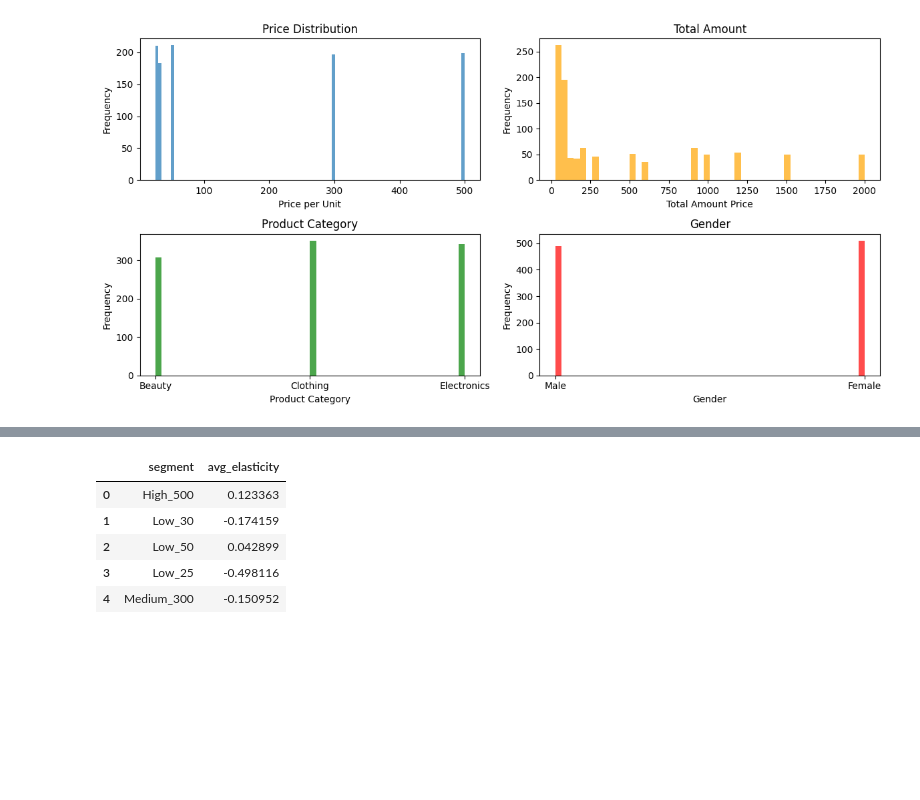
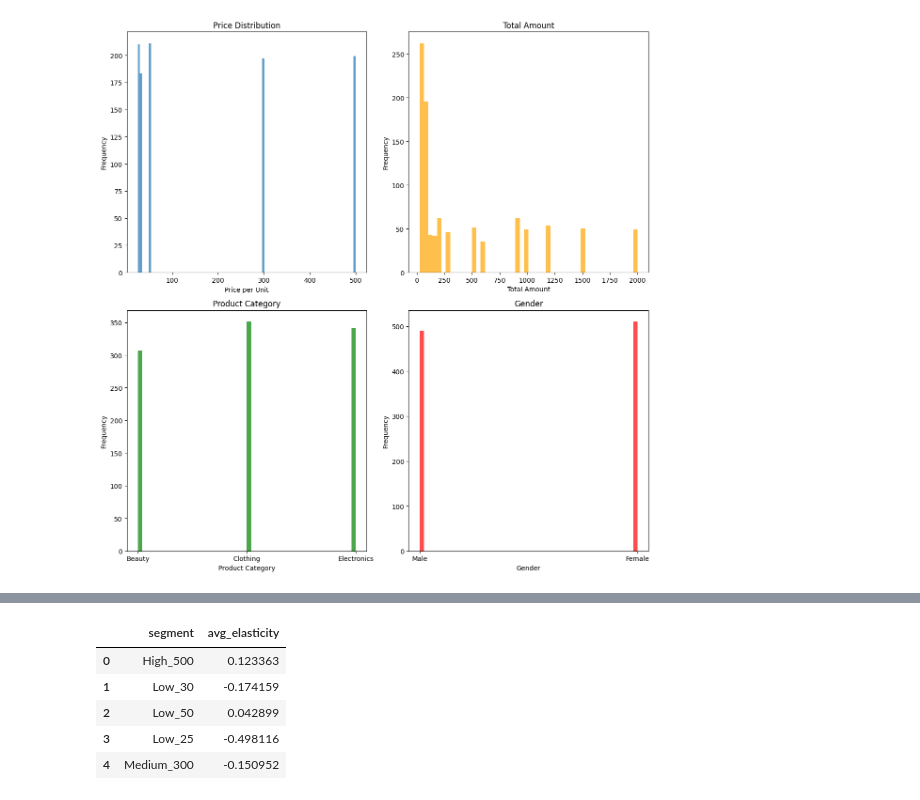
Before and after one commit to SaMoAAlamdari/Price-Optimizing, a Jupyter notebook: Price_Optimizing_Retail_Sales.ipynb, the cells around one changed output, grey strips where cells are left out. Saved outputs shown, nothing was run; the diff lists cells and outputs as text; code cells hidden in the pictures; blank space fills up the shorter version.

```diff
--- a/Price_Optimizing_Retail_Sales.ipynb
+++ b/Price_Optimizing_Retail_Sales.ipynb
@@ -55,37 +56,36 @@ memory usage: 70.4+ KB
 # %%
-from matplotlib import pyplot as plt
+# Plot the frequency distributions
+def plot_histograms(data):
+    plt.figure(figsize=(12, 12))
 
-#Plot the frequency of price per unit
-plt.figure(figsize=(12, 6))
-plt.subplot(2, 2, 1)
-plt.hist(pricing_data['Price per Unit'], bins=100, alpha=0.7, label='Your Store')
-plt.xlabel('Price per Unit')
-plt.ylabel('Frequency')
-plt.title('Price Distribution')
+    plt.subplot(2, 2, 1)
+    plt.hist(data['Price per Unit'], bins=100, alpha=0.7)
+    plt.xlabel('Price per Unit')
+    plt.ylabel('Frequency')
+    plt.title('Price Distribution')
 
-#Plot the frequency of Total Amount Price
-plt.subplot(2, 2, 2)
-plt.hist(pricing_data['Total Amount'], bins=50, alpha=0.7, color='orange', label='Total Amount')
-plt.xlabel('Total Amount Price')
-plt.ylabel('Frequency')
-plt.title('Total Amount')
+    plt.subplot(2, 2, 2)
+    plt.hist(data['Total Amount'], bins=50, alpha=0.7, color='orange')
+    plt.xlabel('Total Amount')
+    plt.ylabel('Frequency')
+    plt.title('Total Amount')
 
-#Plot the frequency of Product Category
-plt.subplot(2, 2, 3)
-plt.hist(pricing_data['Product Category'], bins=50, alpha=0.7, color='green', label='Product Category')
-plt.xlabel('Product Category')
-plt.ylabel('Frequency')
-plt.title('Product Category')
+    plt.subplot(2, 2, 3)
+    plt.hist(data['Product Category'], bins=50, alpha=0.7, color='green')
+    plt.xlabel('Product Category')
+    plt.ylabel('Frequency')
+    plt.title('Product Category')
 
-#Plot the frequency of Gender
-plt.subplot(2, 2, 4)
-plt.hist(pricing_data['Gender'], bins=50, alpha=0.7, color='red', label='Gender')
-plt.xlabel('Gender')
-plt.ylabel('Frequency')
-plt.title('Gender')
+    plt.subplot(2, 2, 4)
+    plt.hist(data['Gender'], bins=50, alpha=0.7, color='red')
+    plt.xlabel('Gender')
+    plt.ylabel('Frequency')
+    plt.title('Gender')
 
-plt.tight_layout()
-plt.show()
+    plt.tight_layout()
+    plt.show()
+
+plot_histograms(pricing_data)
 # %% [output]
-[figure, old version]
+[figure, new version]
 # %%
```
Also changed, not shown: parts of 22 cells of this notebook.
